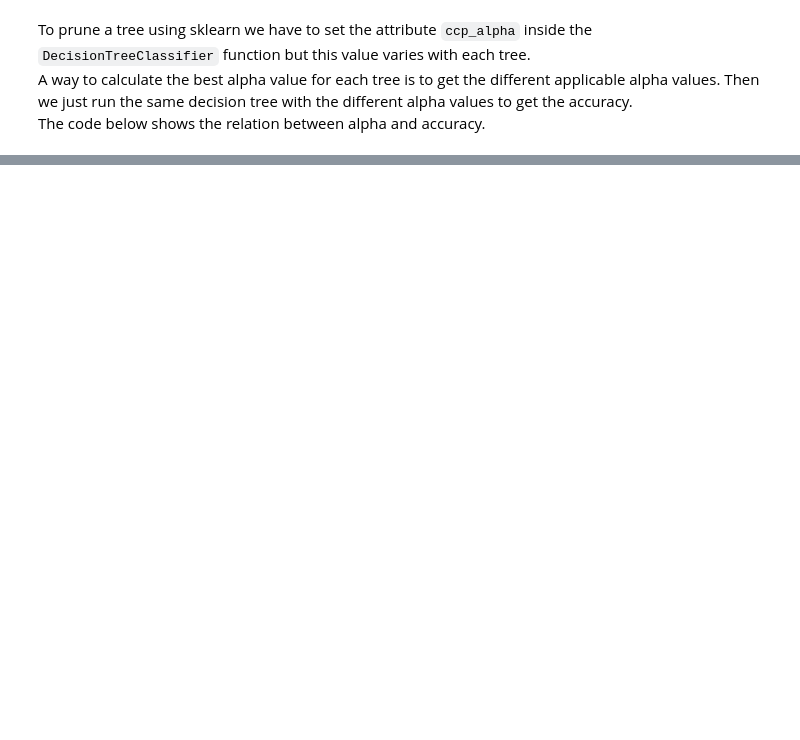
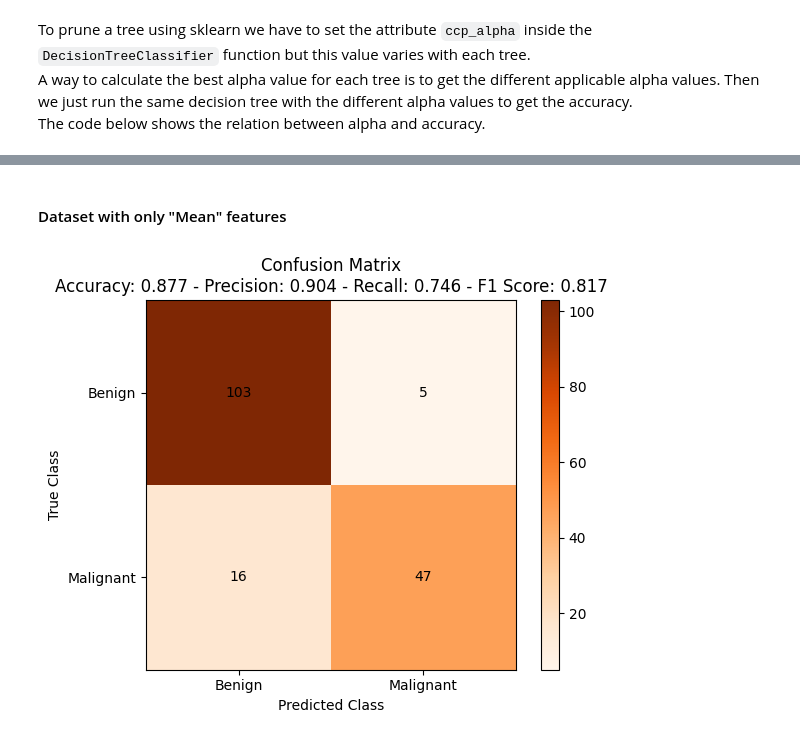
Before and after one commit to yoxerao/IA-proj2-FEUP, a Jupyter notebook: src/IART_proj2.ipynb, the cells around one changed output, grey strips where cells are left out. Cells and saved outputs as stored; diff of their text form; code cells hidden in the pictures; blank space fills up the shorter version.

```diff
--- a/src/IART_proj2.ipynb
+++ b/src/IART_proj2.ipynb
@@ -340,0 +447,19 @@ mean(accuracy_values)
+# %% [markdown]
+#### Dataset with only "Mean" features
+# %%
+x_mean_train = x_train.filter(['fractal_dimension_mean','symmetry_mean','concave points_mean','concavity_mean','compactness_mean','smoothness_mean','area_mean','perimeter_mean','texture_mean','radius_mean'])
+x_mean_test = x_test.filter(['fractal_dimension_mean','symmetry_mean','concave points_mean','concavity_mean','compactness_mean','smoothness_mean','area_mean','perimeter_mean','texture_mean','radius_mean'])
+
+
+
+svm.fit(x_mean_train,y_train)
+svm_predictions_mean = svm.predict(x_mean_test)
+
+svm_accuracy_mean = accuracy_score(y_test, svm_predictions_mean)
+svm_precision_mean = precision_score(y_test, svm_predictions_mean)
+svm_recall_mean = recall_score(y_test, svm_predictions_mean)
+svm_f1_mean = f1_score(y_test, svm_predictions_mean)
+
+show_plot(svm_predictions_mean, svm_accuracy_mean, svm_precision_mean, svm_recall_mean, svm_f1_mean)
+# %% [output]
+[figure, added]
```
Also changed, not shown: parts of 34 cells of this notebook.
